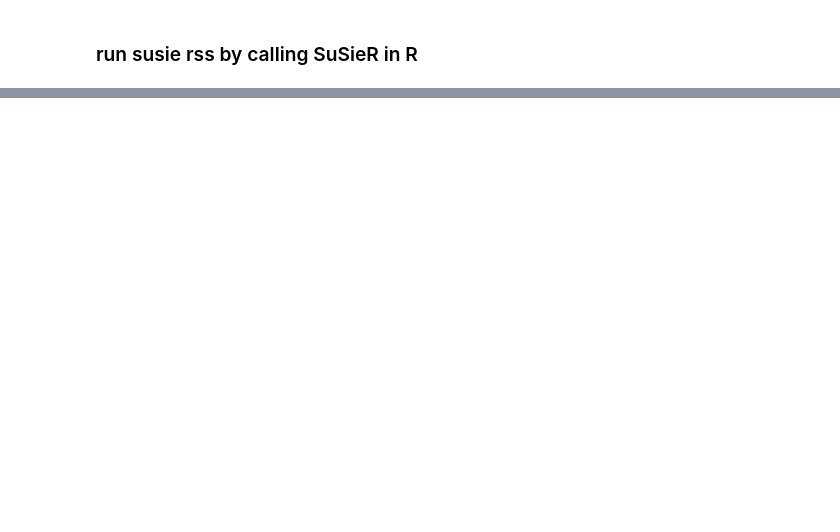
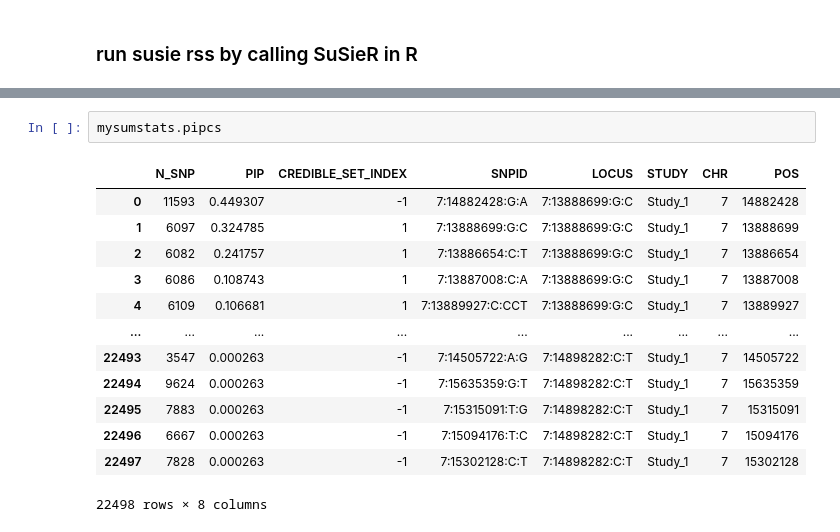
Before and after one commit to Cloufield/gwaslab, a Jupyter notebook: examples/_development/finemapping/utility_finemapping.ipynb, the cells around one changed output, grey strips where cells are left out. Cells and saved outputs as stored; diff of their text form; blank space fills up the shorter version.

```diff
--- a/examples/_development/finemapping/utility_finemapping.ipynb
+++ b/examples/_development/finemapping/utility_finemapping.ipynb
@@ -133,0 +131,16 @@ mysumstats.pipcs.to_csv("mysumstats.pipcs",index=None)
+# %%
+mysumstats.pipcs
+# %% [output]
+|  | N_SNP | PIP | CREDIBLE_SET_INDEX | SNPID | LOCUS | STUDY | CHR | POS |
+| 0 | 11593 | 0.449307 | -1 | 7:14882428:G:A | 7:13888699:G:C | Study_1 | 7 | 14882428 |
+| 1 | 6097 | 0.324785 | 1 | 7:13888699:G:C | 7:13888699:G:C | Study_1 | 7 | 13888699 |
+| 2 | 6082 | 0.241757 | 1 | 7:13886654:C:T | 7:13888699:G:C | Study_1 | 7 | 13886654 |
+| 3 | 6086 | 0.108743 | 1 | 7:13887008:C:A | 7:13888699:G:C | Study_1 | 7 | 13887008 |
+| 4 | 6109 | 0.106681 | 1 | 7:13889927:C:CCT | 7:13888699:G:C | Study_1 | 7 | 13889927 |
+| ... | ... | ... | ... | ... | ... | ... | ... | ... |
+| 22493 | 3547 | 0.000263 | -1 | 7:14505722:A:G | 7:14898282:C:T | Study_1 | 7 | 14505722 |
+| 22494 | 9624 | 0.000263 | -1 | 7:15635359:G:T | 7:14898282:C:T | Study_1 | 7 | 15635359 |
+| 22495 | 7883 | 0.000263 | -1 | 7:15315091:T:G | 7:14898282:C:T | Study_1 | 7 | 15315091 |
+| 22496 | 6667 | 0.000263 | -1 | 7:15094176:T:C | 7:14898282:C:T | Study_1 | 7 | 15094176 |
+| 22497 | 7828 | 0.000263 | -1 | 7:15302128:C:T | 7:14898282:C:T | Study_1 | 7 | 15302128 |
+22498 rows × 8 columns
```
Also changed, not shown: parts of 15 cells of this notebook, 4 other files.
